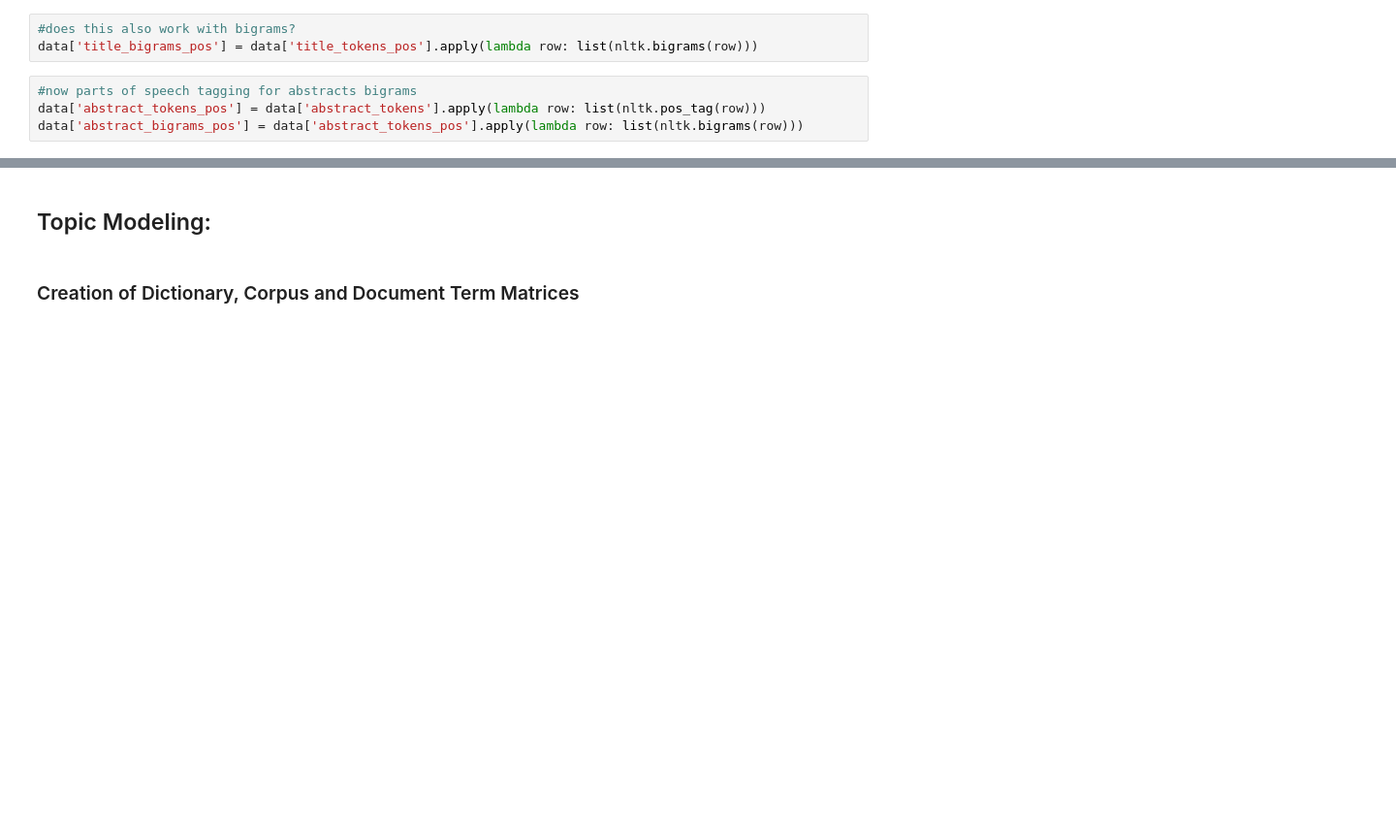
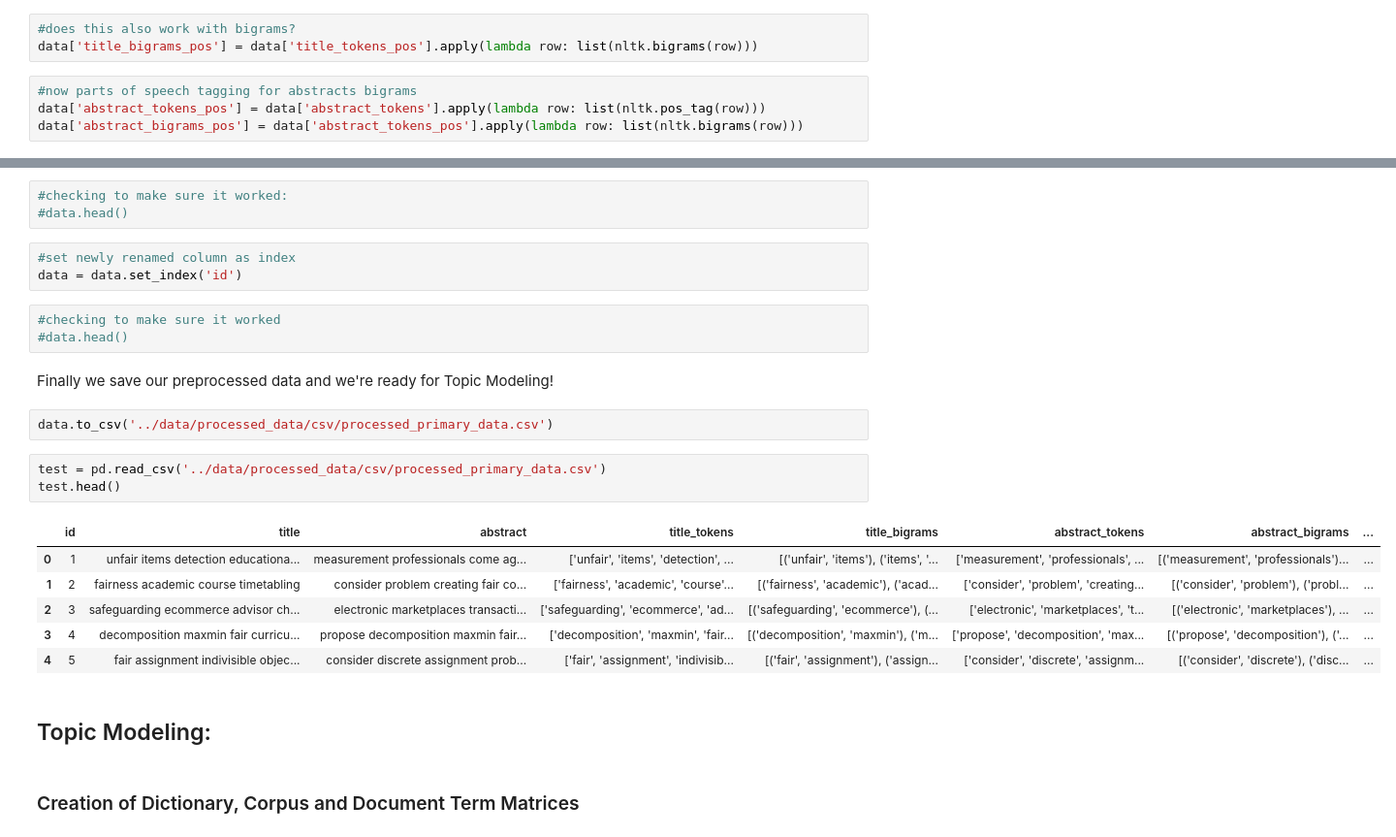
Before and after one commit to dreyjo/info628_Fair-Is, a Jupyter notebook: notebooks/data_preprocessing-topicmodeling_12092021.ipynb, the cells around one changed output, grey strips where cells are left out. Shown at 97% size. Cells and saved outputs as stored; diff of their text form; blank space fills up the shorter version.

Commit message:
finished preprocessing of data

```diff
--- a/notebooks/data_preprocessing-topicmodeling_12092021.ipynb
+++ b/notebooks/data_preprocessing-topicmodeling_12092021.ipynb
@@ -263,3 +188,26 @@ engineering
+# %%
+#checking to make sure it worked:
+#data.head()
+# %%
+#set newly renamed column as index
+data = data.set_index('id')
+# %%
+#checking to make sure it worked
+#data.head()
+# %% [markdown]
+Finally we save our preprocessed data and we're ready for Topic Modeling!
+# %%
+data.to_csv('../data/processed_data/csv/processed_primary_data.csv')
+# %%
+test = pd.read_csv('../data/processed_data/csv/processed_primary_data.csv')
+test.head()
+# %% [output]
+|  | id | title | abstract | title_tokens | title_bigrams | abstract_tokens | abstract_bigrams | ... |
+| 0 | 1 | unfair items detection educationa... | measurement professionals come ag... | ['unfair', 'items', 'detection', ... | [('unfair', 'items'), ('items', '... | ['measurement', 'professionals', ... | [('measurement', 'professionals')... | ... |
+| 1 | 2 | fairness academic course timetabling | consider problem creating fair co... | ['fairness', 'academic', 'course'... | [('fairness', 'academic'), ('acad... | ['consider', 'problem', 'creating... | [('consider', 'problem'), ('probl... | ... |
+| 2 | 3 | safeguarding ecommerce advisor ch... | electronic marketplaces transacti... | ['safeguarding', 'ecommerce', 'ad... | [('safeguarding', 'ecommerce'), (... | ['electronic', 'marketplaces', 't... | [('electronic', 'marketplaces'), ... | ... |
+| 3 | 4 | decomposition maxmin fair curricu... | propose decomposition maxmin fair... | ['decomposition', 'maxmin', 'fair... | [('decomposition', 'maxmin'), ('m... | ['propose', 'decomposition', 'max... | [('propose', 'decomposition'), ('... | ... |
+| 4 | 5 | fair assignment indivisible objec... | consider discrete assignment prob... | ['fair', 'assignment', 'indivisib... | [('fair', 'assignment'), ('assign... | ['consider', 'discrete', 'assignm... | [('consider', 'discrete'), ('disc... | ... |
 # %% [markdown]
 ## Topic Modeling:
 # %% [markdown]
```
Also changed, not shown: parts of 29 cells of this notebook, 4 other files.
